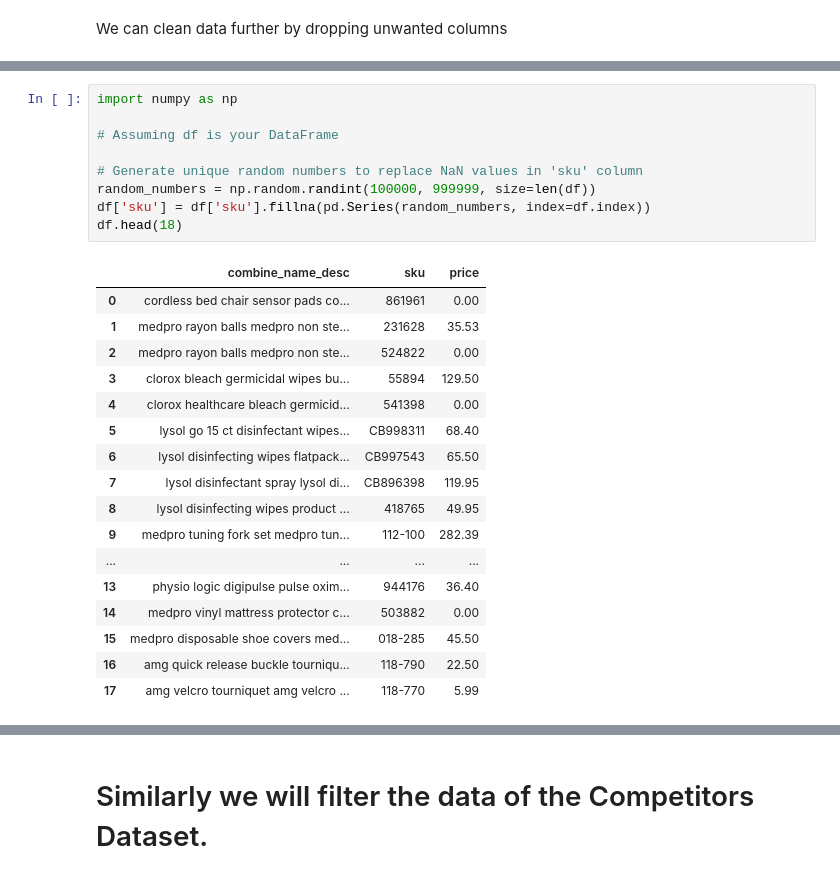
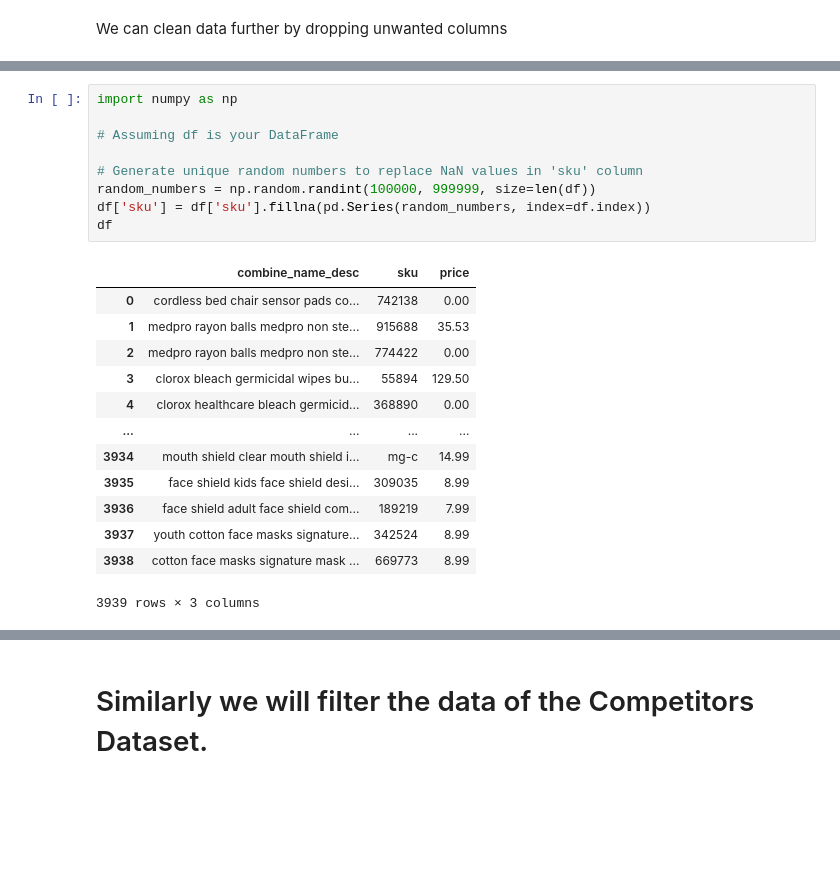
Before and after one commit to kontacky01/SOEN-471-MECP-Project, a Jupyter notebook: Project_Big_Data_26.ipynb, the cells around one changed output, grey strips where cells are left out. Cells and saved outputs as stored; diff of their text form; blank space fills up the shorter version.

```diff
--- a/Project_Big_Data_26.ipynb
+++ b/Project_Big_Data_26.ipynb
@@ -200,30 +199,26 @@ df
 # %%
 import numpy as np
 
 # Assuming df is your DataFrame
 
 # Generate unique random numbers to replace NaN values in 'sku' column
 random_numbers = np.random.randint(100000, 999999, size=len(df))
 df['sku'] = df['sku'].fillna(pd.Series(random_numbers, index=df.index))
-df.head(18)
+df
 # %% [output]
 |  | combine_name_desc | sku | price |
-| 0 | cordless bed chair sensor pads co... | 861961 | 0.00 |
-| 1 | medpro rayon balls medpro non ste... | 231628 | 35.53 |
-| 2 | medpro rayon balls medpro non ste... | 524822 | 0.00 |
+| 0 | cordless bed chair sensor pads co... | 742138 | 0.00 |
+| 1 | medpro rayon balls medpro non ste... | 915688 | 35.53 |
+| 2 | medpro rayon balls medpro non ste... | 774422 | 0.00 |
 | 3 | clorox bleach germicidal wipes bu... | 55894 | 129.50 |
-| 4 | clorox healthcare bleach germicid... | 541398 | 0.00 |
-| 5 | lysol go 15 ct disinfectant wipes... | CB998311 | 68.40 |
-| 6 | lysol disinfecting wipes flatpack... | CB997543 | 65.50 |
-| 7 | lysol disinfectant spray lysol di... | CB896398 | 119.95 |
-| 8 | lysol disinfecting wipes product ... | 418765 | 49.95 |
-| 9 | medpro tuning fork set medpro tun... | 112-100 | 282.39 |
+| 4 | clorox healthcare bleach germicid... | 368890 | 0.00 |
 | ... | ... | ... | ... |
-| 13 | physio logic digipulse pulse oxim... | 944176 | 36.40 |
-| 14 | medpro vinyl mattress protector c... | 503882 | 0.00 |
-| 15 | medpro disposable shoe covers med... | 018-285 | 45.50 |
-| 16 | amg quick release buckle tourniqu... | 118-790 | 22.50 |
-| 17 | amg velcro tourniquet amg velcro ... | 118-770 | 5.99 |
+| 3934 | mouth shield clear mouth shield i... | mg-c | 14.99 |
+| 3935 | face shield kids face shield desi... | 309035 | 8.99 |
+| 3936 | face shield adult face shield com... | 189219 | 7.99 |
+| 3937 | youth cotton face masks signature... | 342524 | 8.99 |
+| 3938 | cotton face masks signature mask ... | 669773 | 8.99 |
+3939 rows × 3 columns
 # %%
 df_experiment = df.copy()
 df_experiment = df_experiment.drop_duplicates(subset=["combine_name_desc"])
```
Also changed, not shown: parts of 12 cells of this notebook.
